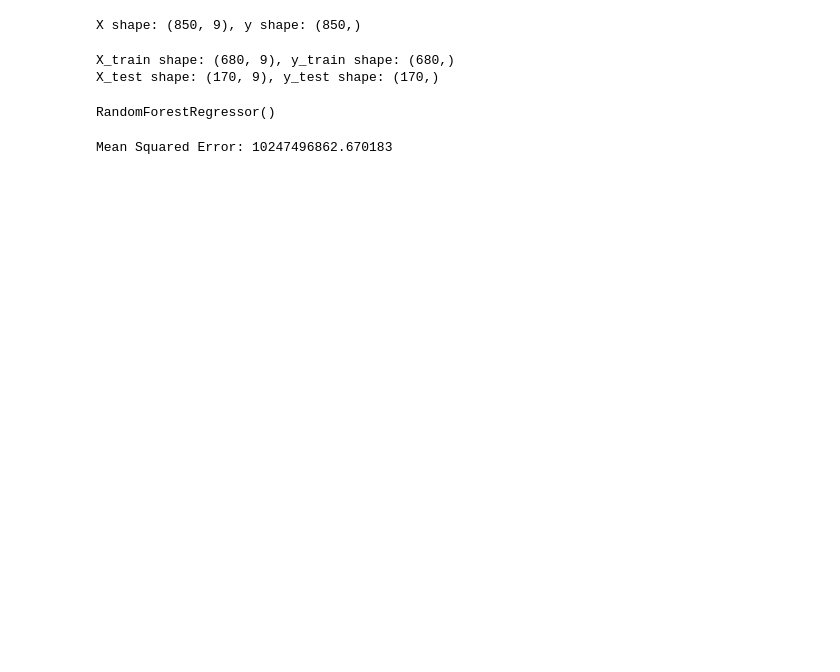
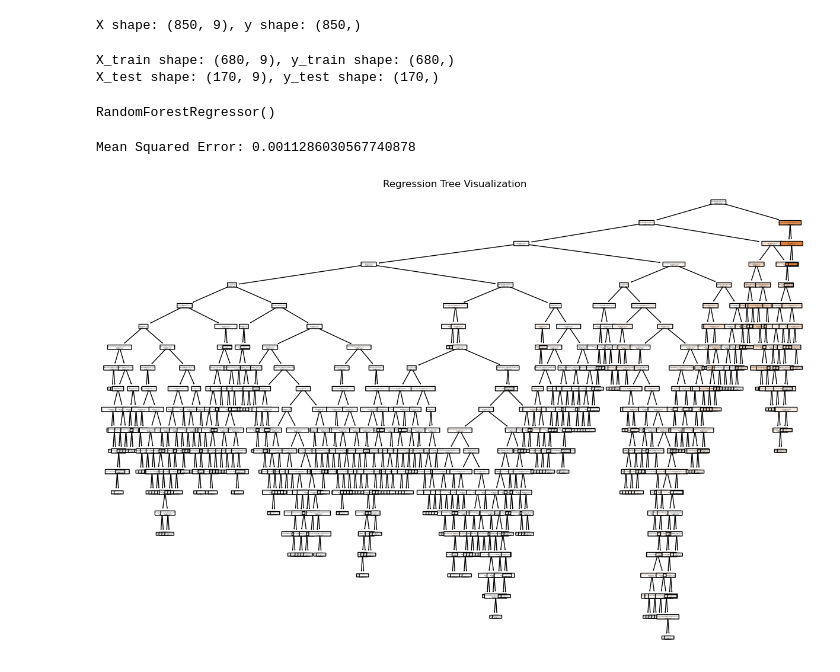
Before and after one commit to eunjeongc/covcast, a Jupyter notebook: randomforest_model.ipynb, the cells around one changed output. Drawn from its saved outputs; the diff is of its cells as text; code cells hidden in the pictures; blank space fills up the shorter version.

```diff
--- a/randomforest_model.ipynb
+++ b/randomforest_model.ipynb
@@ -52,8 +50,18 @@ y_pred_rf = rf_model.predict(X_test)
 # %%
 # TODO: Evaluate the model using MSE
-mse = mean_squared_error(y_test, y_pred_cart)
+mse = mean_squared_error(y_test, y_pred)
 print(f'Mean Squared Error: {mse}')
 # %% [output]
-Mean Squared Error: 10247496862.670183
+Mean Squared Error: 0.0011286030567740878
+# %%
+# Visualize the regression tree using plot_tree
+individual_tree = regression_tree.estimators_[0]
+
+plt.figure(figsize=(15, 10))
+plot_tree(individual_tree, feature_names=list(X.columns), filled=True, rounded=True, proportion=True, precision=2)
+plt.title("Regression Tree Visualization")
+plt.show()
+# %% [output]
+[figure, added]
 # %%
 # Get feature importances from the random forest model
```
Also changed, not shown: parts of 7 cells of this notebook.
